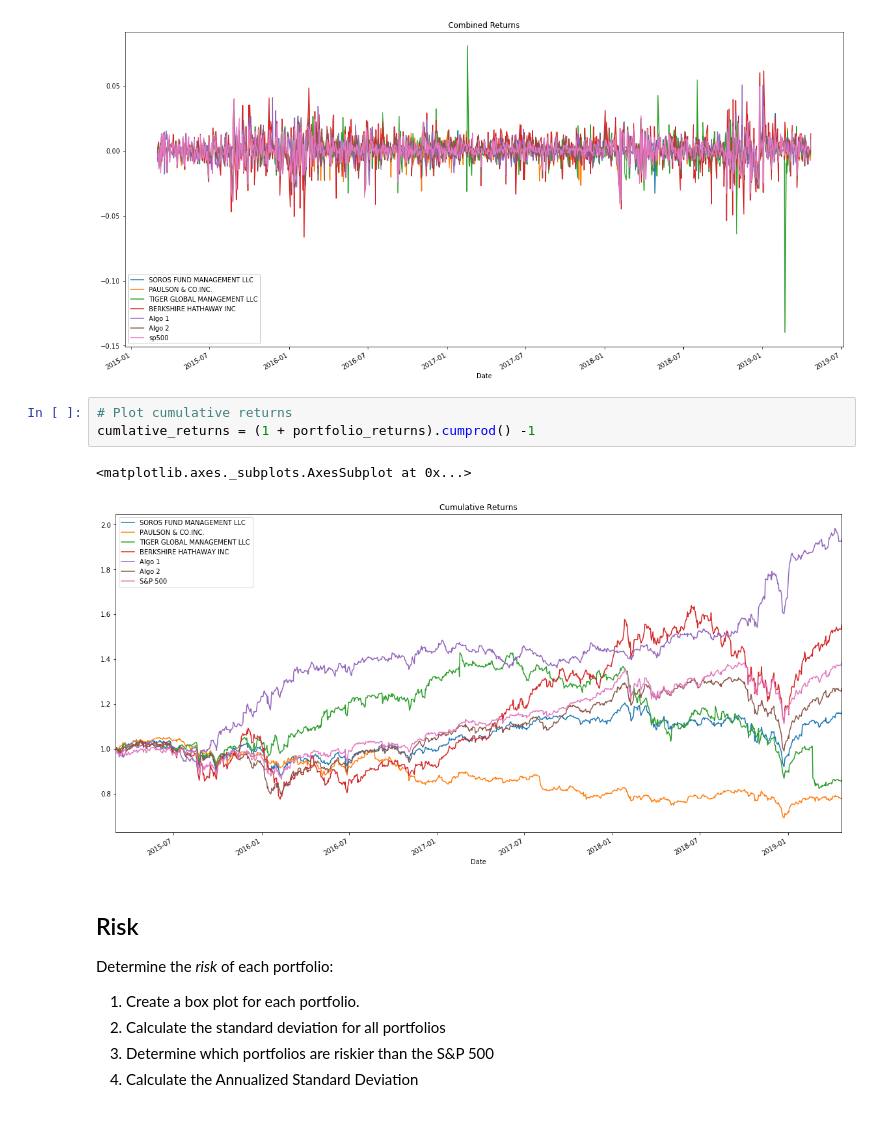
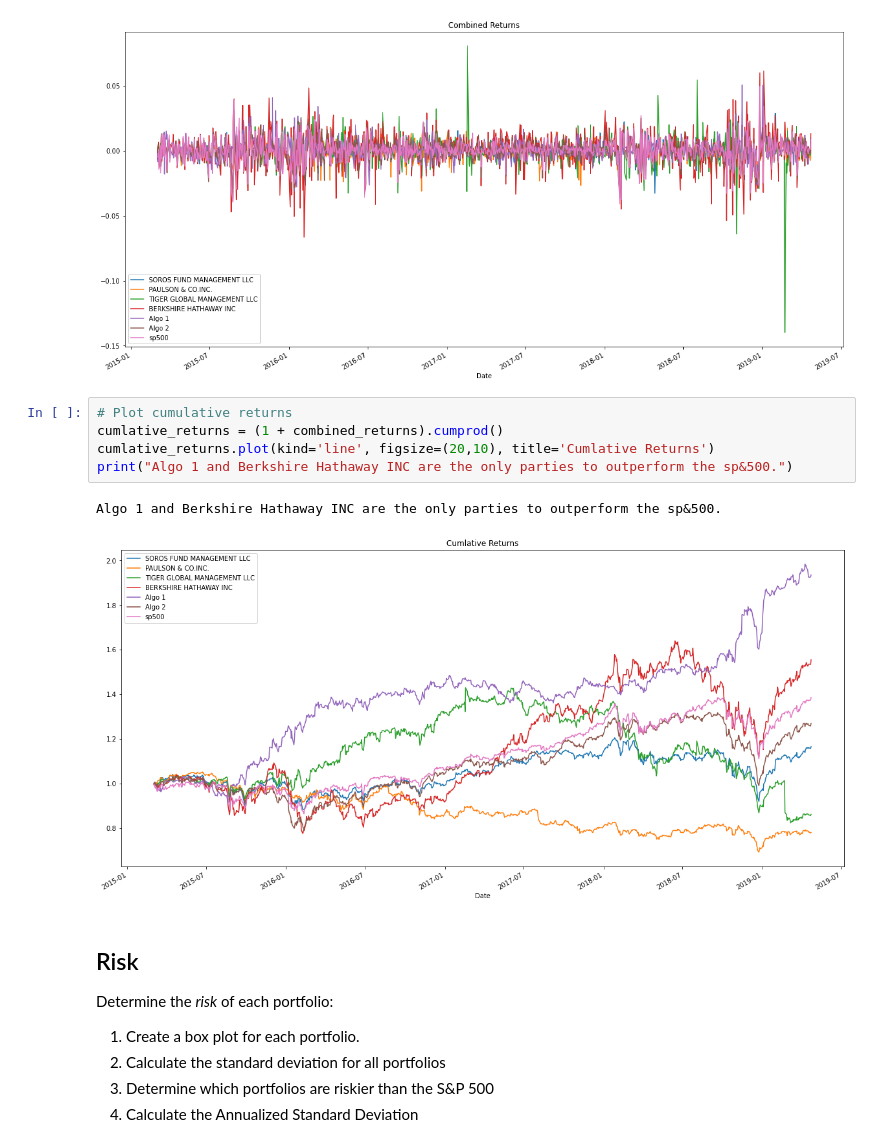
Before and after one commit to SeminoleCasa/hw-3, a Jupyter notebook: Instructions/Starter_Code/whale_analysis.ipynb, the cells around one changed output. Saved outputs shown, nothing was run; the diff lists cells and outputs as text.

```diff
--- a/Instructions/Starter_Code/whale_analysis.ipynb
+++ b/Instructions/Starter_Code/whale_analysis.ipynb
@@ -187,12 +187,14 @@ combined_returns.plot(kind='line', figsize=(20,10), title='Combined Returns')
 # %% [output]
 <AxesSubplot:title={'center':'Combined Returns'}, xlabel='Date'>
 [figure]
-# %%
-# Plot cumulative returns
-cumlative_returns = (1 + portfolio_returns).cumprod() -1
-# %% [output]
-<matplotlib.axes._subplots.AxesSubplot at 0x...>
-[figure, removed]
+# %%
+# Plot cumulative returns
+cumlative_returns = (1 + combined_returns).cumprod()
+cumlative_returns.plot(kind='line', figsize=(20,10), title='Cumlative Returns')
+print("Algo 1 and Berkshire Hathaway INC are the only parties to outperform the sp&500.")
+# %% [output]
+Algo 1 and Berkshire Hathaway INC are the only parties to outperform the sp&500.
+[figure, added]
 # %% [markdown]
 ## Risk
 
```
Also changed, not shown: parts of 26 cells of this notebook.
